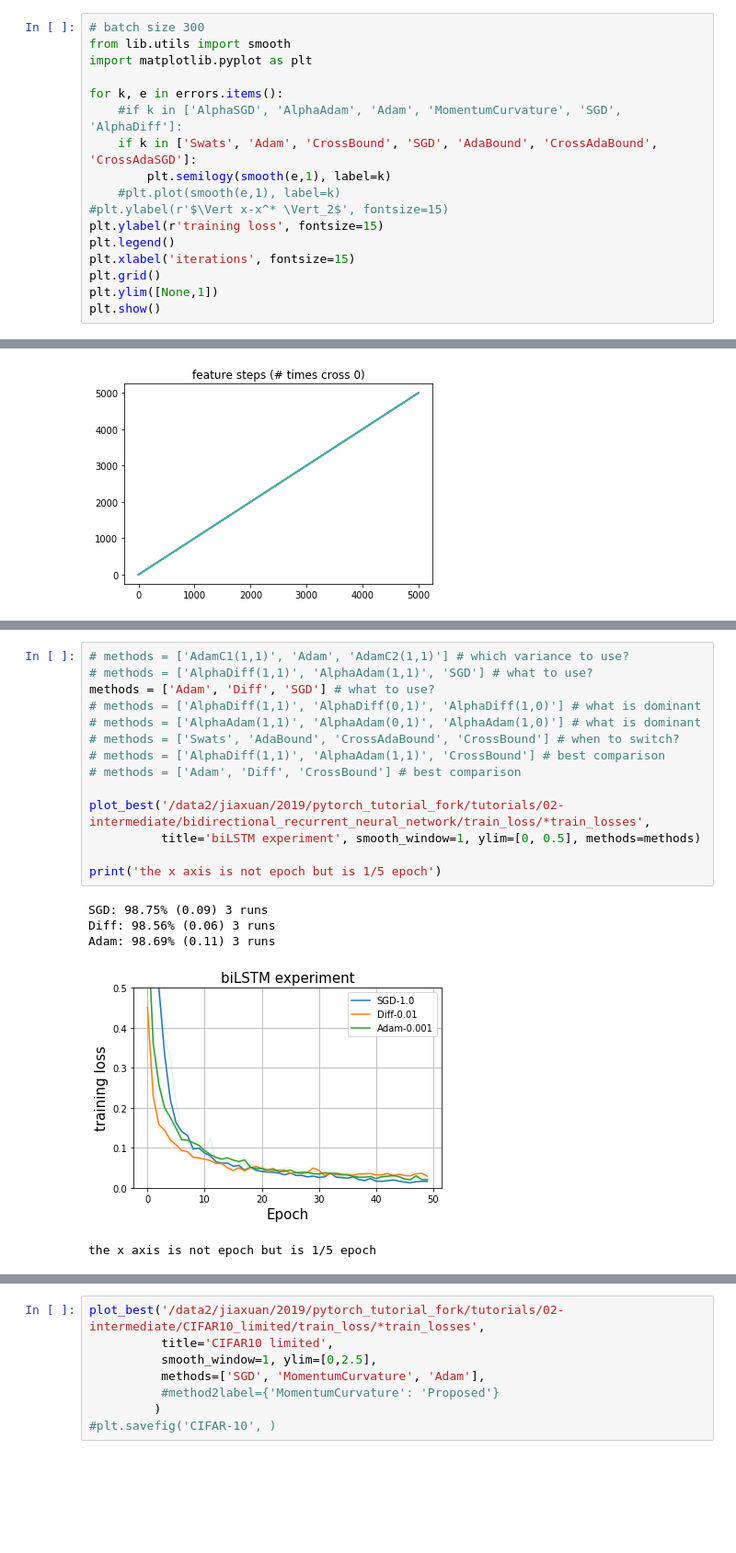
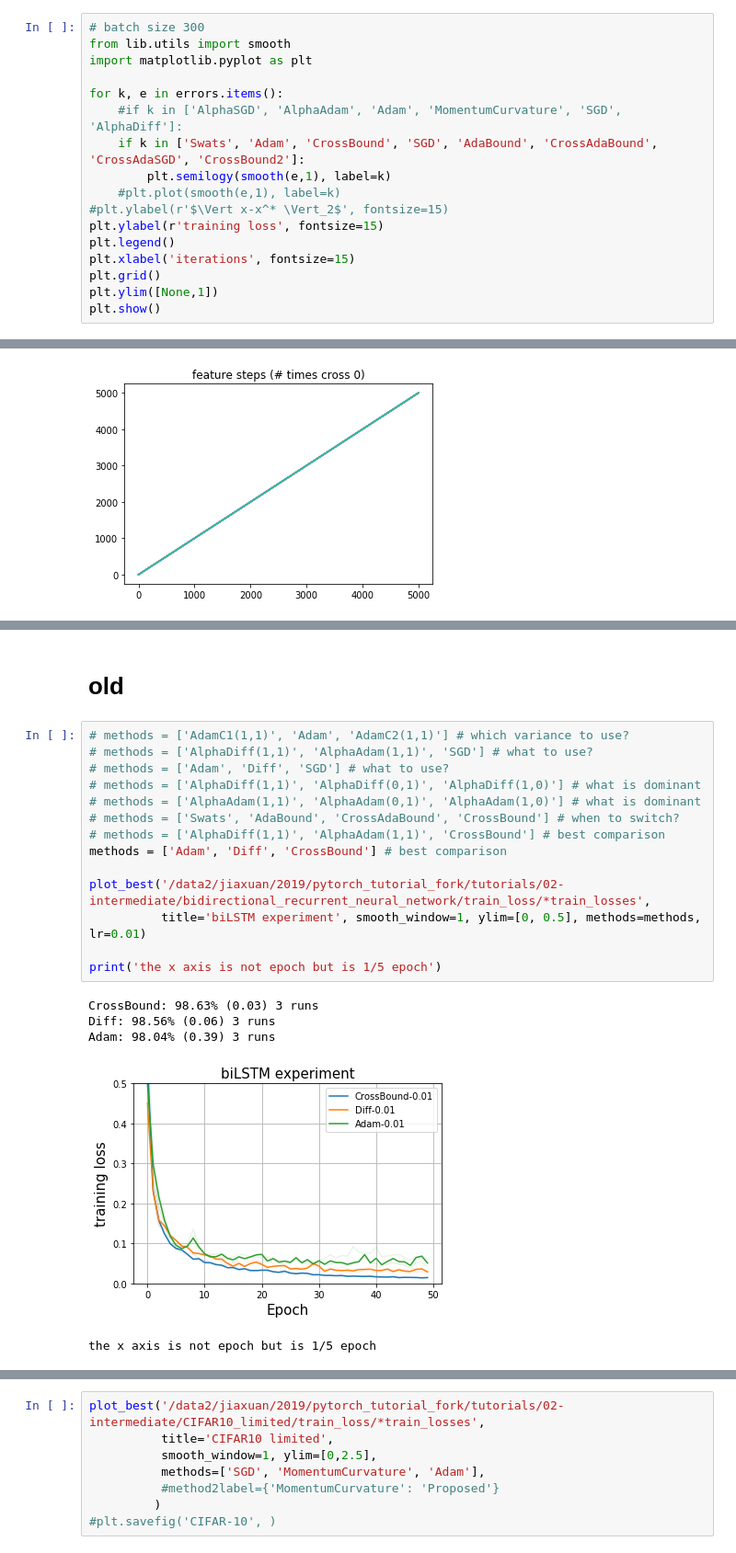
Before and after one commit to nathanwang000/MTL, a Jupyter notebook: optimizer_exp.ipynb, the cells around one changed output, grey strips where cells are left out. Shown at 92% size. Drawn from its saved outputs; the diff is of its cells as text; blank space fills up the shorter version.

```diff
--- a/optimizer_exp.ipynb
+++ b/optimizer_exp.ipynb
@@ -223,7 +227,7 @@ import matplotlib.pyplot as plt
 
 for k, e in errors.items():
     #if k in ['AlphaSGD', 'AlphaAdam', 'Adam', 'MomentumCurvature', 'SGD', 'AlphaDiff']:
-    if k in ['Swats', 'Adam', 'CrossBound', 'SGD', 'AdaBound', 'CrossAdaBound', 'CrossAdaSGD']:
+    if k in ['Swats', 'Adam', 'CrossBound', 'SGD', 'AdaBound', 'CrossAdaBound', 'CrossAdaSGD', 'CrossBound2']:
         plt.semilogy(smooth(e,1), label=k)
     #plt.plot(smooth(e,1), label=k)
 #plt.ylabel(r'$\Vert x-x^* \Vert_2$', fontsize=15)
@@ -549,22 +568,24 @@ Adam: 98.83% (0.04) 2 runs
+# %% [markdown]
+# old
 # %%
 # methods = ['AdamC1(1,1)', 'Adam', 'AdamC2(1,1)'] # which variance to use?
 # methods = ['AlphaDiff(1,1)', 'AlphaAdam(1,1)', 'SGD'] # what to use?
-methods = ['Adam', 'Diff', 'SGD'] # what to use?
+# methods = ['Adam', 'Diff', 'SGD'] # what to use?
 # methods = ['AlphaDiff(1,1)', 'AlphaDiff(0,1)', 'AlphaDiff(1,0)'] # what is dominant
 # methods = ['AlphaAdam(1,1)', 'AlphaAdam(0,1)', 'AlphaAdam(1,0)'] # what is dominant
 # methods = ['Swats', 'AdaBound', 'CrossAdaBound', 'CrossBound'] # when to switch?
 # methods = ['AlphaDiff(1,1)', 'AlphaAdam(1,1)', 'CrossBound'] # best comparison
-# methods = ['Adam', 'Diff', 'CrossBound'] # best comparison
+methods = ['Adam', 'Diff', 'CrossBound'] # best comparison
 
 plot_best('/data2/jiaxuan/2019/pytorch_tutorial_fork/tutorials/02-intermediate/bidirectional_recurrent_neural_network/train_loss/*train_losses',
-          title='biLSTM experiment', smooth_window=1, ylim=[0, 0.5], methods=methods)
+          title='biLSTM experiment', smooth_window=1, ylim=[0, 0.5], methods=methods, lr=0.01)
 
 print('the x axis is not epoch but is 1/5 epoch')
 # %% [output]
-SGD: 98.75% (0.09) 3 runs
+CrossBound: 98.63% (0.03) 3 runs
 Diff: 98.56% (0.06) 3 runs
-Adam: 98.69% (0.11) 3 runs
+Adam: 98.04% (0.39) 3 runs
-[figure, old version]
+[figure, new version]
 the x axis is not epoch but is 1/5 epoch
 # %%
 # methods = ['AdamC1(1,1)', 'Adam', 'AdamC2(1,1)'] # which variance to use?
```
Also changed, not shown: parts of 13 cells of this notebook, 3 other files.
